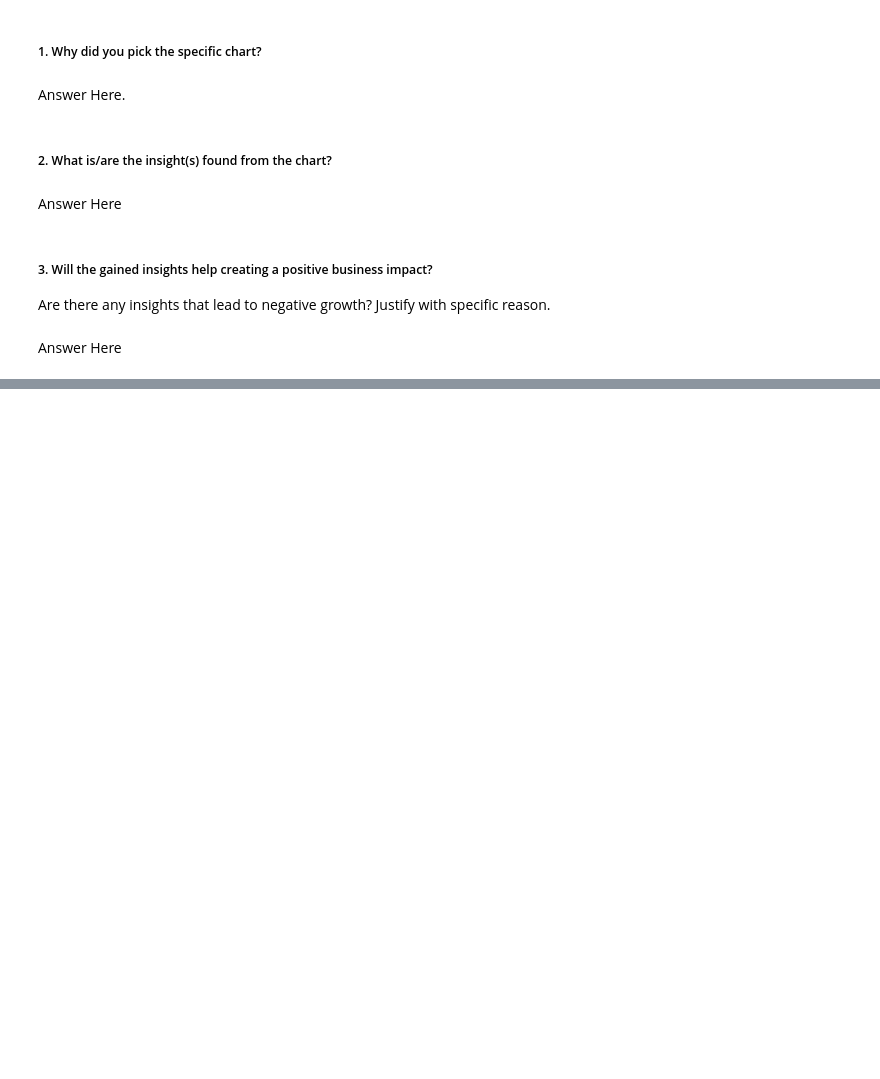
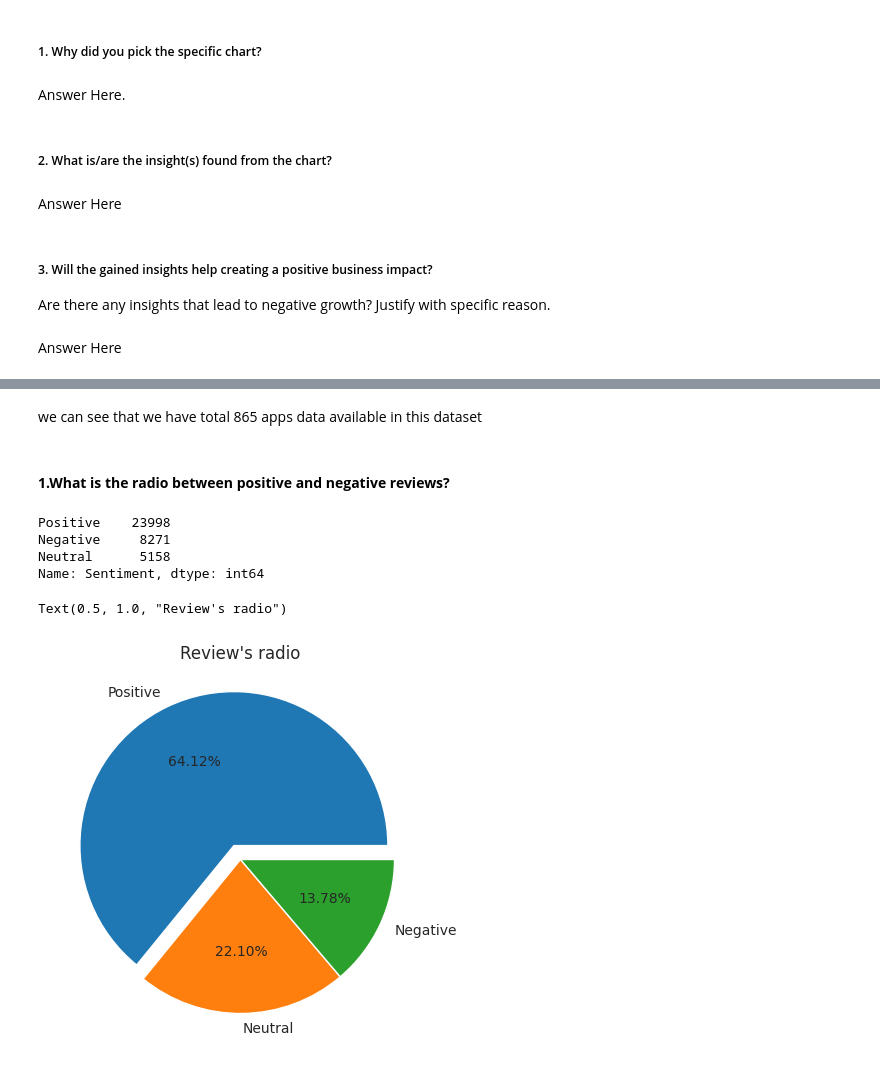
Before and after one commit to Vijaysiraw/Play_store_EDA_project, a Jupyter notebook: Play_Store_Project.ipynb, the cells around one changed output, grey strips where cells are left out. Saved outputs shown, nothing was run; the diff lists cells and outputs as text; code cells hidden in the pictures; blank space fills up the shorter version.

```diff
--- a/Play_Store_Project.ipynb
+++ b/Play_Store_Project.ipynb
@@ -1045,0 +1192,3 @@ Answer Here
+# %%
+#upload user reviews data
+user_reviews=pd.read_csv(file_path2)
@@ -1045,0 +1268,3 @@ Answer Here
+# %%
+#we remove all null value in data set
+df2=user_reviews.dropna()
@@ -1045,0 +1303,22 @@ Answer Here
+# %% [markdown]
+we can see that we have  total 865 apps data available in this dataset
+# %% [markdown]
+#### **1.What is the radio between positive and negative reviews?**
+# %%
+# Chart - 1 visualization code
+#find out total reviews in each category
+df2['Sentiment'].value_counts()
+# %% [output]
+Positive    23998
+Negative     8271
+Neutral      5158
+Name: Sentiment, dtype: int64
+# %%
+#plot in pai chart
+plt=reload(plt)
+plt.figure(figsize=(15,5))
+plt.pie(df2['Sentiment'].value_counts(),labels=df2['Sentiment'].unique(),explode=(0.1,0,0),autopct='%1.2f%%')
+plt.title("Review's radio")
+# %% [output]
+Text(0.5, 1.0, "Review's radio")
+[figure, added]
```
Also changed, not shown: parts of 86 cells of this notebook.
